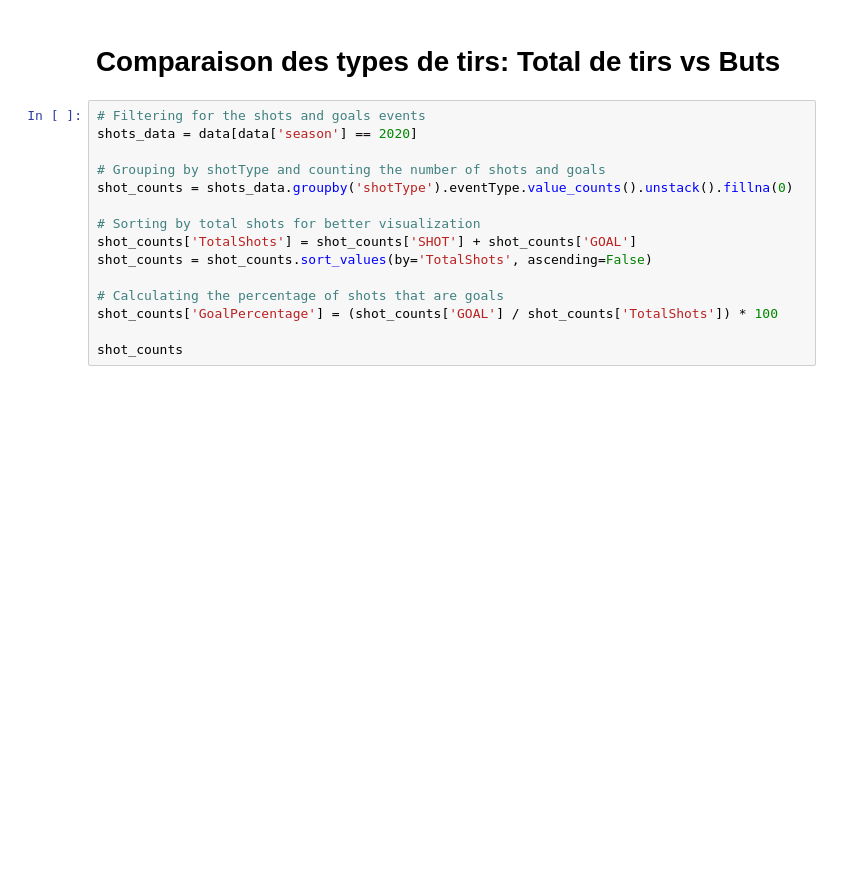
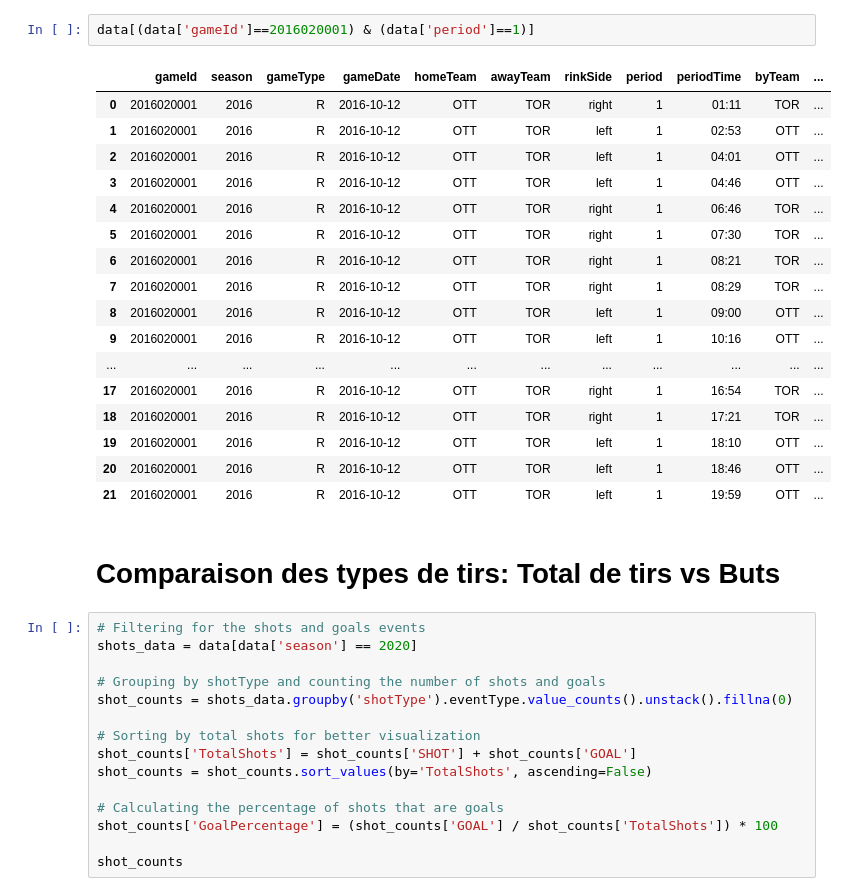
Before and after one commit to AlexMaggioni/NHL_Project, a Jupyter notebook: Visualisations_simples.ipynb, the cells around one changed output. Drawn from its saved outputs; the diff is of its cells as text; blank space fills up the shorter version.

```diff
--- a/Visualisations_simples.ipynb
+++ b/Visualisations_simples.ipynb
@@ -34,3 +34,23 @@ dtype: object
+# %%
+data[(data['gameId']==2016020001) & (data['period']==1)]
+# %% [output]
+|  | gameId | season | gameType | gameDate | homeTeam | awayTeam | rinkSide | period | periodTime | byTeam | ... |
+| 0 | 2016020001 | 2016 | R | 2016-10-12 | OTT | TOR | right | 1 | 01:11 | TOR | ... |
+| 1 | 2016020001 | 2016 | R | 2016-10-12 | OTT | TOR | left | 1 | 02:53 | OTT | ... |
+| 2 | 2016020001 | 2016 | R | 2016-10-12 | OTT | TOR | left | 1 | 04:01 | OTT | ... |
+| 3 | 2016020001 | 2016 | R | 2016-10-12 | OTT | TOR | left | 1 | 04:46 | OTT | ... |
+| 4 | 2016020001 | 2016 | R | 2016-10-12 | OTT | TOR | right | 1 | 06:46 | TOR | ... |
+| 5 | 2016020001 | 2016 | R | 2016-10-12 | OTT | TOR | right | 1 | 07:30 | TOR | ... |
+| 6 | 2016020001 | 2016 | R | 2016-10-12 | OTT | TOR | right | 1 | 08:21 | TOR | ... |
+| 7 | 2016020001 | 2016 | R | 2016-10-12 | OTT | TOR | right | 1 | 08:29 | TOR | ... |
+| 8 | 2016020001 | 2016 | R | 2016-10-12 | OTT | TOR | left | 1 | 09:00 | OTT | ... |
+| 9 | 2016020001 | 2016 | R | 2016-10-12 | OTT | TOR | left | 1 | 10:16 | OTT | ... |
+| ... | ... | ... | ... | ... | ... | ... | ... | ... | ... | ... | ... |
+| 17 | 2016020001 | 2016 | R | 2016-10-12 | OTT | TOR | right | 1 | 16:54 | TOR | ... |
+| 18 | 2016020001 | 2016 | R | 2016-10-12 | OTT | TOR | right | 1 | 17:21 | TOR | ... |
+| 19 | 2016020001 | 2016 | R | 2016-10-12 | OTT | TOR | left | 1 | 18:10 | OTT | ... |
+| 20 | 2016020001 | 2016 | R | 2016-10-12 | OTT | TOR | left | 1 | 18:46 | OTT | ... |
+| 21 | 2016020001 | 2016 | R | 2016-10-12 | OTT | TOR | left | 1 | 19:59 | OTT | ... |
 # %% [markdown]
 # Comparaison des types de tirs: Total de tirs vs Buts
 # %%
```
Also changed, not shown: parts of 11 cells of this notebook, 4 other files.
